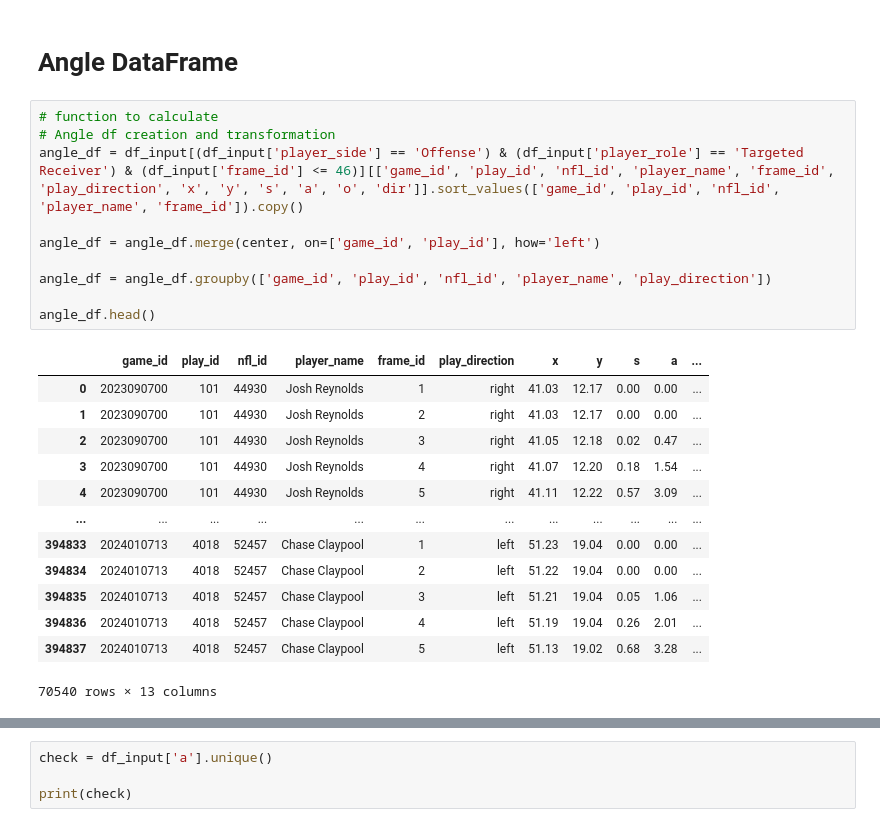
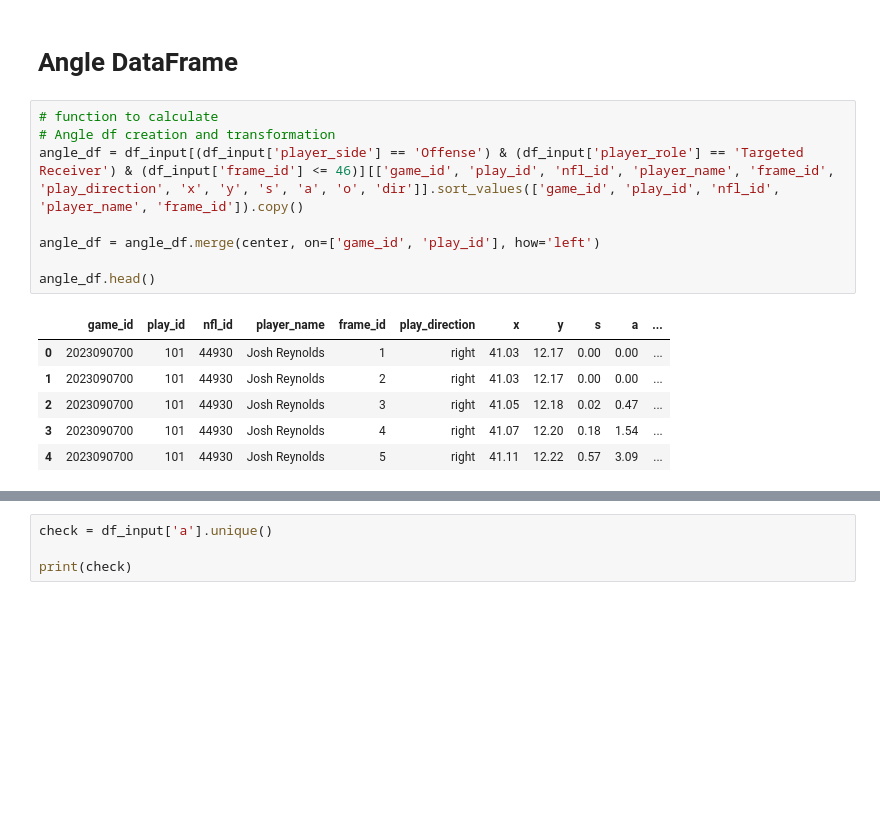
Before and after one commit to rjf2022/nfl-big-data-bowl, a Jupyter notebook: Offense.ipynb, the cells around one changed output, grey strips where cells are left out. Drawn from its saved outputs; the diff is of its cells as text; blank space fills up the shorter version.

```diff
--- a/Offense.ipynb
+++ b/Offense.ipynb
@@ -90,24 +102,15 @@ center.head()
 # %%
 # function to calculate
 # Angle df creation and transformation
 angle_df = df_input[(df_input['player_side'] == 'Offense') & (df_input['player_role'] == 'Targeted Receiver') & (df_input['frame_id'] <= 46)][['game_id', 'play_id', 'nfl_id', 'player_name', 'frame_id', 'play_direction', 'x', 'y', 's', 'a', 'o', 'dir']].sort_values(['game_id', 'play_id', 'nfl_id', 'player_name', 'frame_id']).copy()
 
 angle_df = angle_df.merge(center, on=['game_id', 'play_id'], how='left')
 
-angle_df = angle_df.groupby(['game_id', 'play_id', 'nfl_id', 'player_name', 'play_direction'])
-
 angle_df.head()
 # %% [output]
 |  | game_id | play_id | nfl_id | player_name | frame_id | play_direction | x | y | s | a | ... |
 | 0 | 2023090700 | 101 | 44930 | Josh Reynolds | 1 | right | 41.03 | 12.17 | 0.00 | 0.00 | ... |
 | 1 | 2023090700 | 101 | 44930 | Josh Reynolds | 2 | right | 41.03 | 12.17 | 0.00 | 0.00 | ... |
 | 2 | 2023090700 | 101 | 44930 | Josh Reynolds | 3 | right | 41.05 | 12.18 | 0.02 | 0.47 | ... |
 | 3 | 2023090700 | 101 | 44930 | Josh Reynolds | 4 | right | 41.07 | 12.20 | 0.18 | 1.54 | ... |
 | 4 | 2023090700 | 101 | 44930 | Josh Reynolds | 5 | right | 41.11 | 12.22 | 0.57 | 3.09 | ... |
-| ... | ... | ... | ... | ... | ... | ... | ... | ... | ... | ... | ... |
-| 394833 | 2024010713 | 4018 | 52457 | Chase Claypool | 1 | left | 51.23 | 19.04 | 0.00 | 0.00 | ... |
-| 394834 | 2024010713 | 4018 | 52457 | Chase Claypool | 2 | left | 51.22 | 19.04 | 0.00 | 0.00 | ... |
-| 394835 | 2024010713 | 4018 | 52457 | Chase Claypool | 3 | left | 51.21 | 19.04 | 0.05 | 1.06 | ... |
-| 394836 | 2024010713 | 4018 | 52457 | Chase Claypool | 4 | left | 51.19 | 19.04 | 0.26 | 2.01 | ... |
-| 394837 | 2024010713 | 4018 | 52457 | Chase Claypool | 5 | left | 51.13 | 19.02 | 0.68 | 3.28 | ... |
-70540 rows × 13 columns
```
Also changed, not shown: parts of 9 cells of this notebook.
